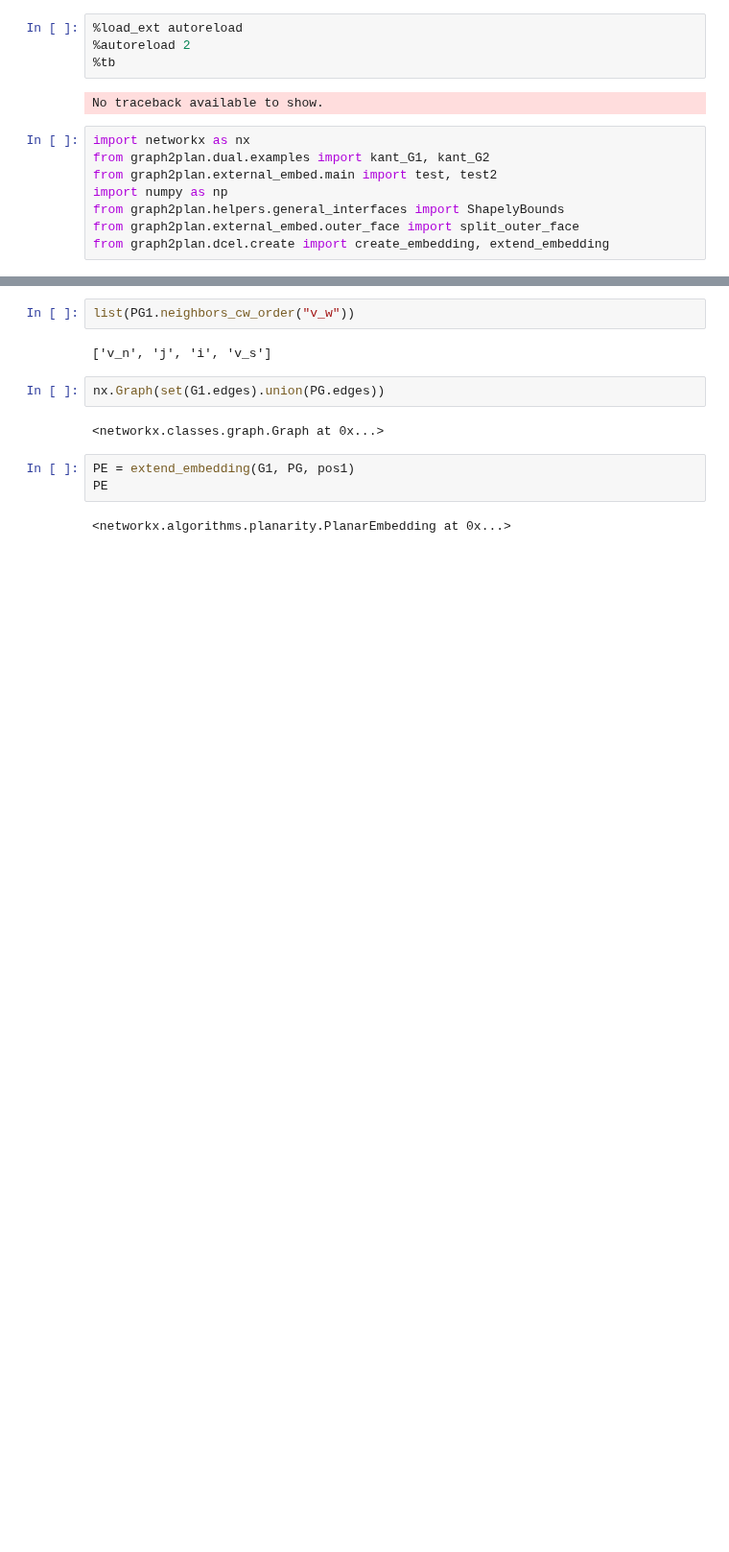
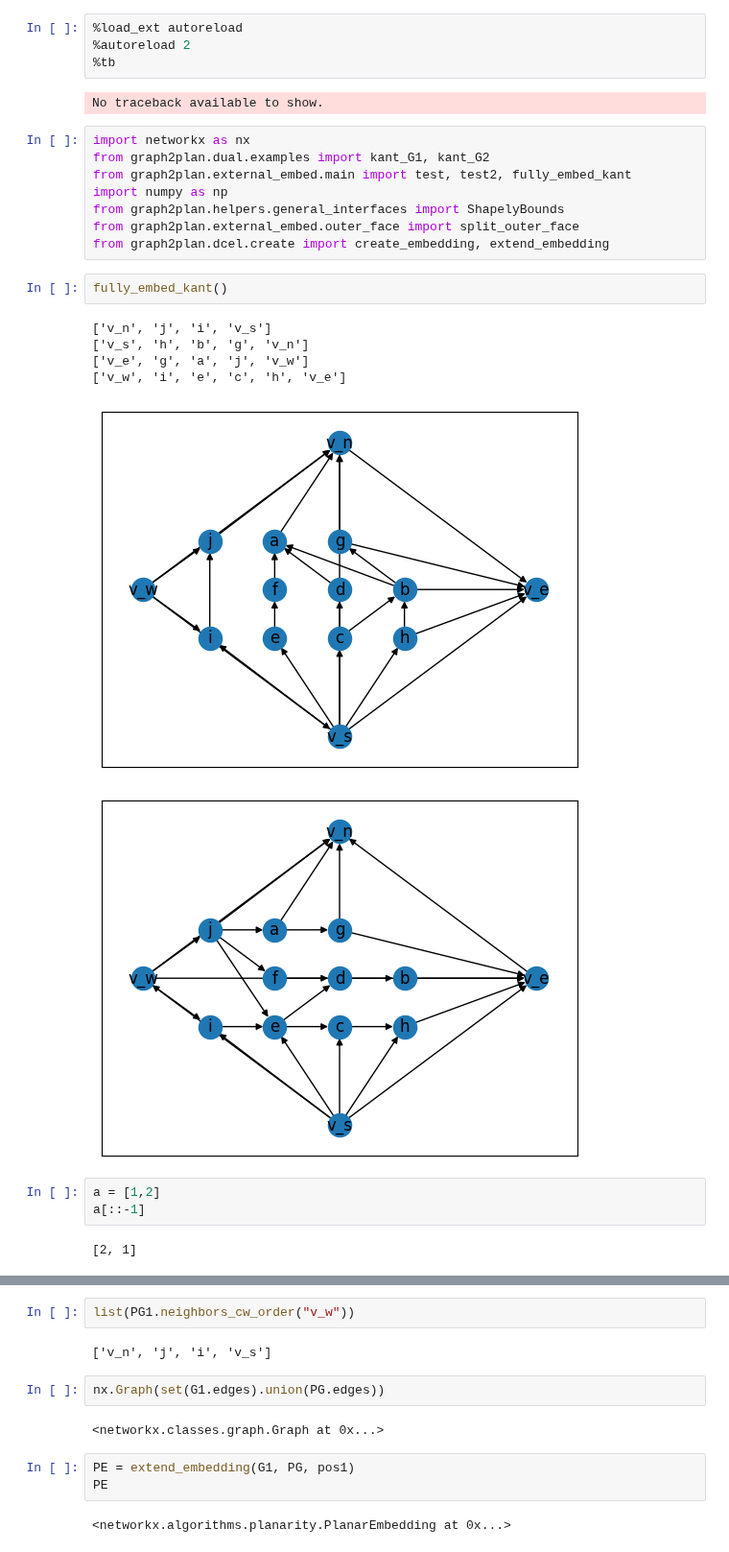
Before and after one commit to juliet29/graph2plan, a Jupyter notebook: notebooks/02_external_embed.ipynb, the cells around one changed output, grey strips where cells are left out. Shown at 96% size. Drawn from its saved outputs; the diff is of its cells as text; blank space fills up the shorter version.

Commit message:
clean up external embed for kant

```diff
--- a/notebooks/02_external_embed.ipynb
+++ b/notebooks/02_external_embed.ipynb
@@ -7,11 +7,25 @@ No traceback available to show.
 # %%
 import networkx as nx
 from graph2plan.dual.examples import kant_G1, kant_G2
-from graph2plan.external_embed.main import test, test2
+from graph2plan.external_embed.main import test, test2, fully_embed_kant
 import numpy as np
 from graph2plan.helpers.general_interfaces import ShapelyBounds
 from graph2plan.external_embed.outer_face import split_outer_face
 from graph2plan.dcel.create import create_embedding, extend_embedding
+# %%
+fully_embed_kant()
+# %% [output]
+['v_n', 'j', 'i', 'v_s']
+['v_s', 'h', 'b', 'g', 'v_n']
+['v_e', 'g', 'a', 'j', 'v_w']
+['v_w', 'i', 'e', 'c', 'h', 'v_e']
+[figure, added]
+[figure, added]
+# %%
+a = [1,2]
+a[::-1]
+# %% [output]
+[2, 1]
 # %%
 G1, pos1, PG= test2()
 # %% [output]
```
Also changed, not shown: parts of 2 cells of this notebook, 2 other files.
